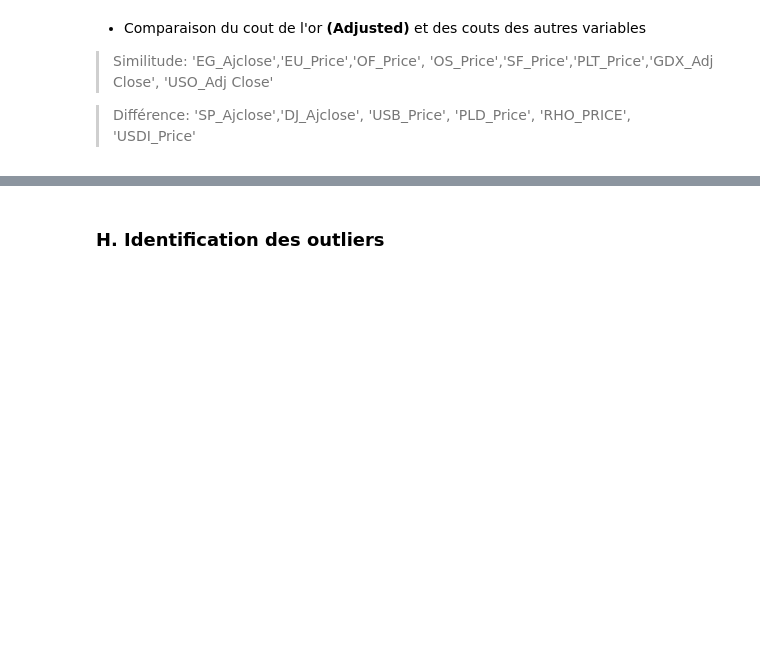
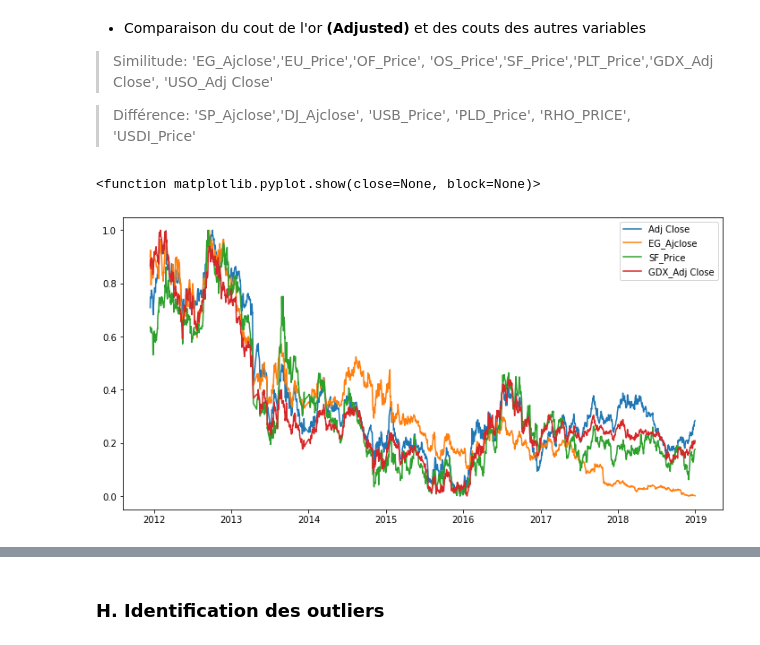
Before and after one commit to bkablam11/projet-simplon-co, a Jupyter notebook: projet-2/Predict-Gold-Price.ipynb, the cells around one changed output, grey strips where cells are left out. Cells and saved outputs as stored; diff of their text form; code cells hidden in the pictures; blank space fills up the shorter version.

```diff
--- a/projet-2/Predict-Gold-Price.ipynb
+++ b/projet-2/Predict-Gold-Price.ipynb
@@ -383,3 +441,20 @@ for col in df_normalizer:
 > Similitude: 'EG_Ajclose','EU_Price','OF_Price', 'OS_Price','SF_Price','PLT_Price','GDX_Adj Close', 'USO_Adj Close'
 
 > Différence: 'SP_Ajclose','DJ_Ajclose', 'USB_Price', 'PLD_Price', 'RHO_PRICE', 'USDI_Price'
+# %%
+#'EG_Ajclose','EU_Price','OF_Price', 'OS_Price','SF_Price','PLT_Price','GDX_Adj Close', 'USO_Adj Close'
+plt.figure(figsize=(12,6))
+plt.plot(df_normalizer.index, df_normalizer['Adj Close'], label="Adj Close")
+plt.plot(df_normalizer.index, df_normalizer['EG_Ajclose'] , label="EG_Ajclose")
+#plt.plot(df_normalizer.index, df_normalizer['EU_Price'], label="EU_Price")
+#plt.plot(df_normalizer.index, df_normalizer['OF_Price'], label="OF_Price")
+#plt.plot(df_normalizer.index, df_normalizer['OS_Price'], label="OS_Price")
+plt.plot(df_normalizer.index, df_normalizer['SF_Price'],label="SF_Price")
+#plt.plot(df_normalizer.index, df_normalizer['PLT_Price'] , label="PLT_Price")
+plt.plot(df_normalizer.index, df_normalizer['GDX_Adj Close'], label="GDX_Adj Close")
+#plt.plot(df_normalizer.index, df_normalizer['USO_Adj Close'], label="USO_Adj Close")
+plt.legend()
+plt.show
+# %% [output]
+<function matplotlib.pyplot.show(close=None, block=None)>
+[figure, added]
```
Also changed, not shown: parts of 15 cells of this notebook.
